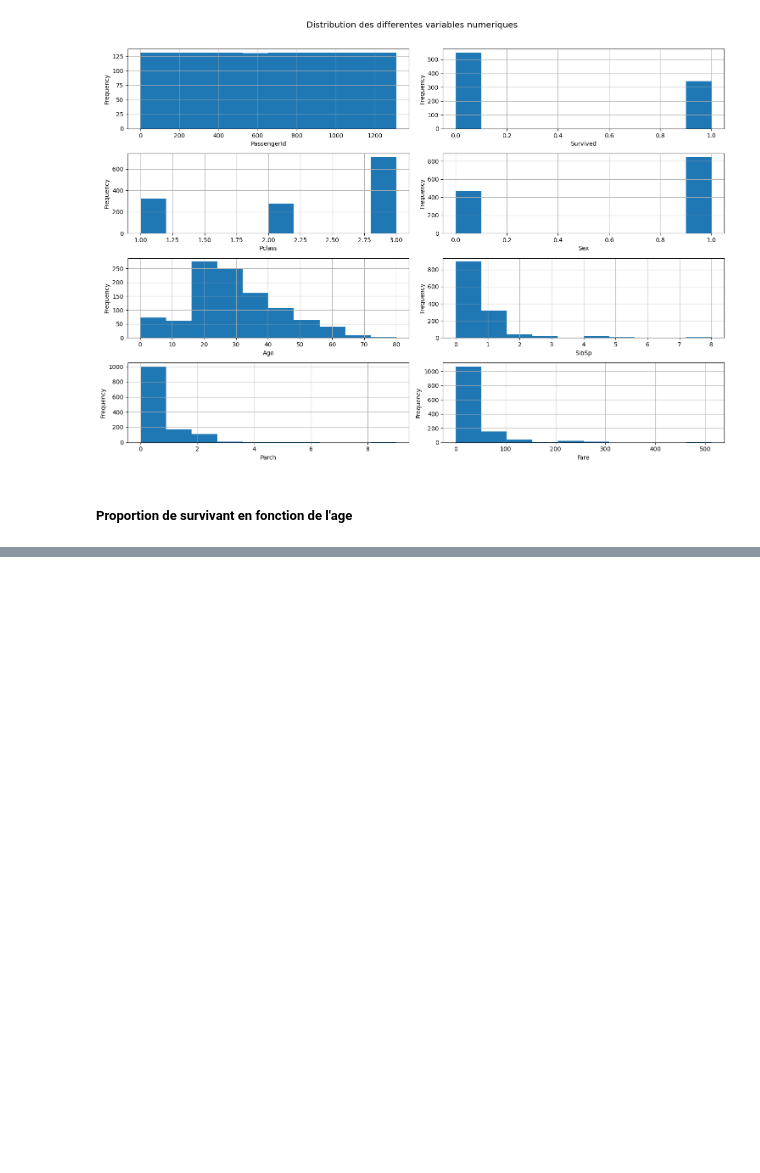
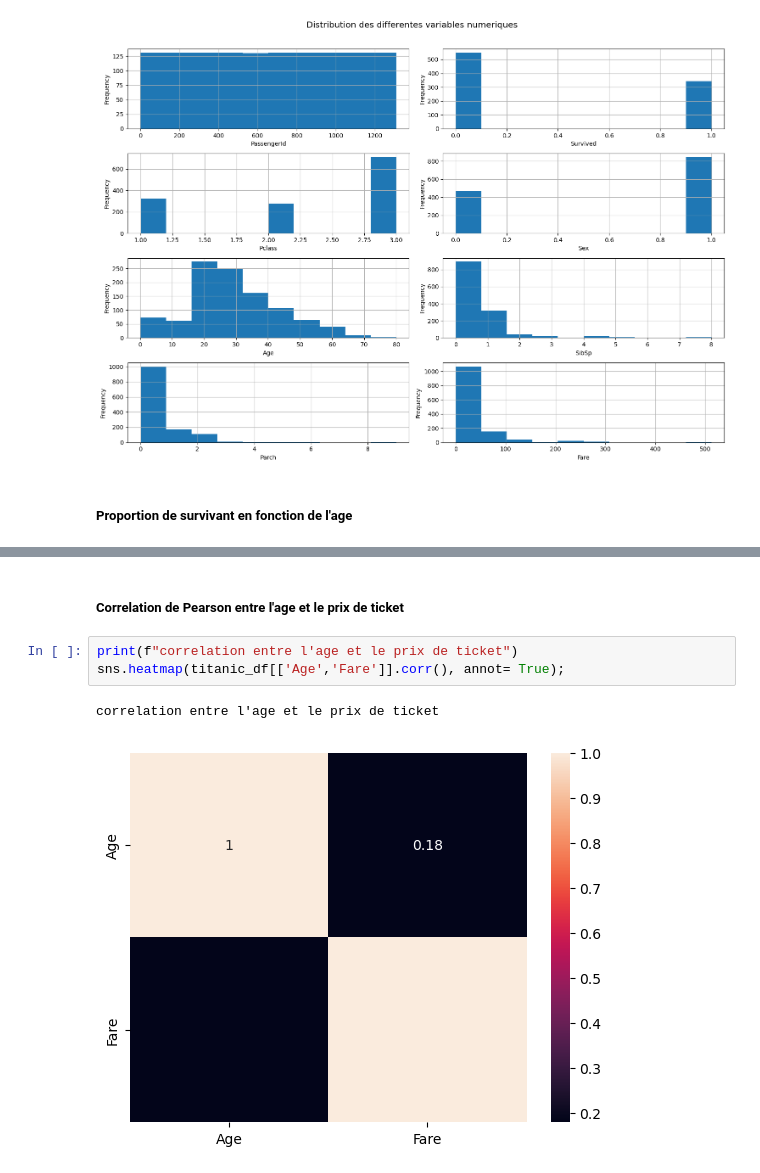
Before and after one commit to fabricepaka/Titanic, a Jupyter notebook: Titanic_Analyse_statistique.ipynb, the cells around one changed output, grey strips where cells are left out. Saved outputs shown, nothing was run; the diff lists cells and outputs as text; blank space fills up the shorter version.

```diff
--- a/Titanic_Analyse_statistique.ipynb
+++ b/Titanic_Analyse_statistique.ipynb
@@ -263,0 +311,8 @@ pie_plotter('Aclass',['Adolescent','Adulte', 'Vieux'],['#003300','#003333','#003
+# %% [markdown]
+##### Correlation de Pearson entre l'age et le prix de ticket
+# %%
+print(f"correlation entre l'age et le prix de ticket")
+sns.heatmap(titanic_df[['Age','Fare']].corr(), annot= True);
+# %% [output]
+correlation entre l'age et le prix de ticket
+[figure, added]
```
Also changed, not shown: parts of 16 cells of this notebook.
